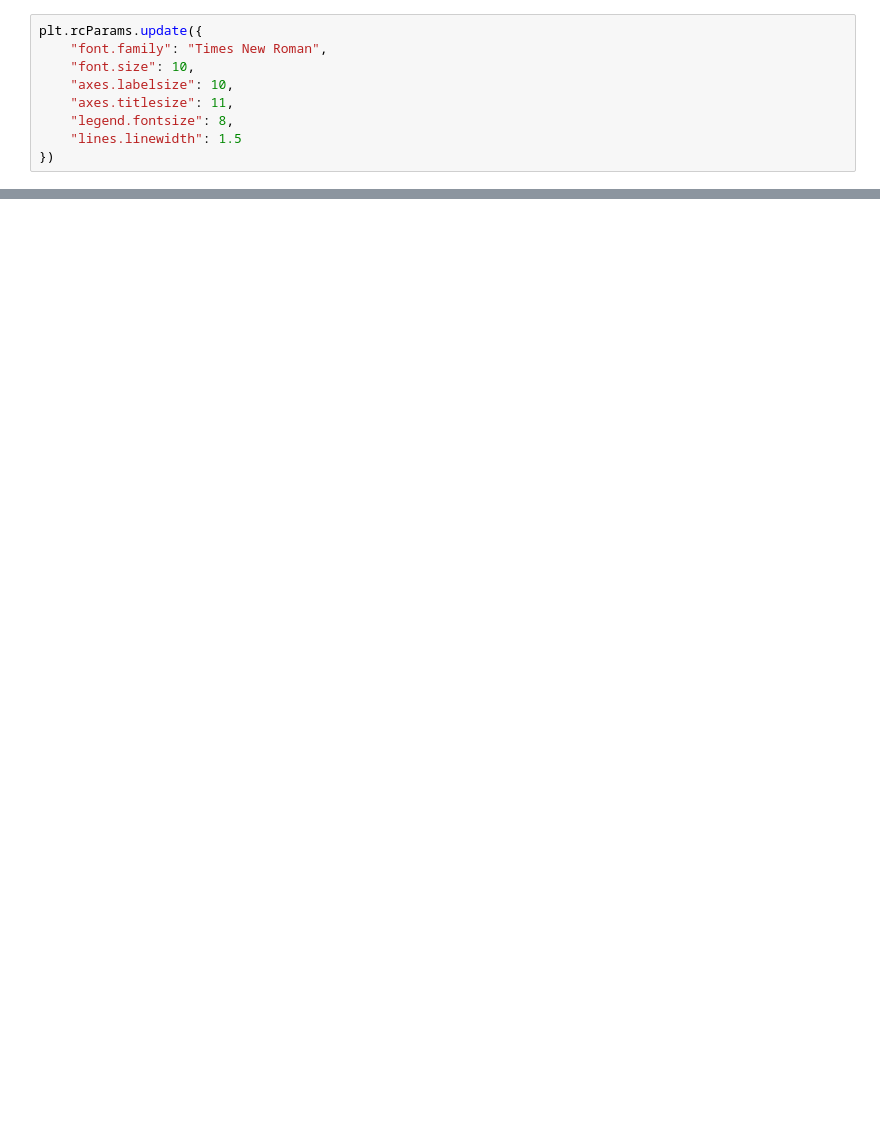
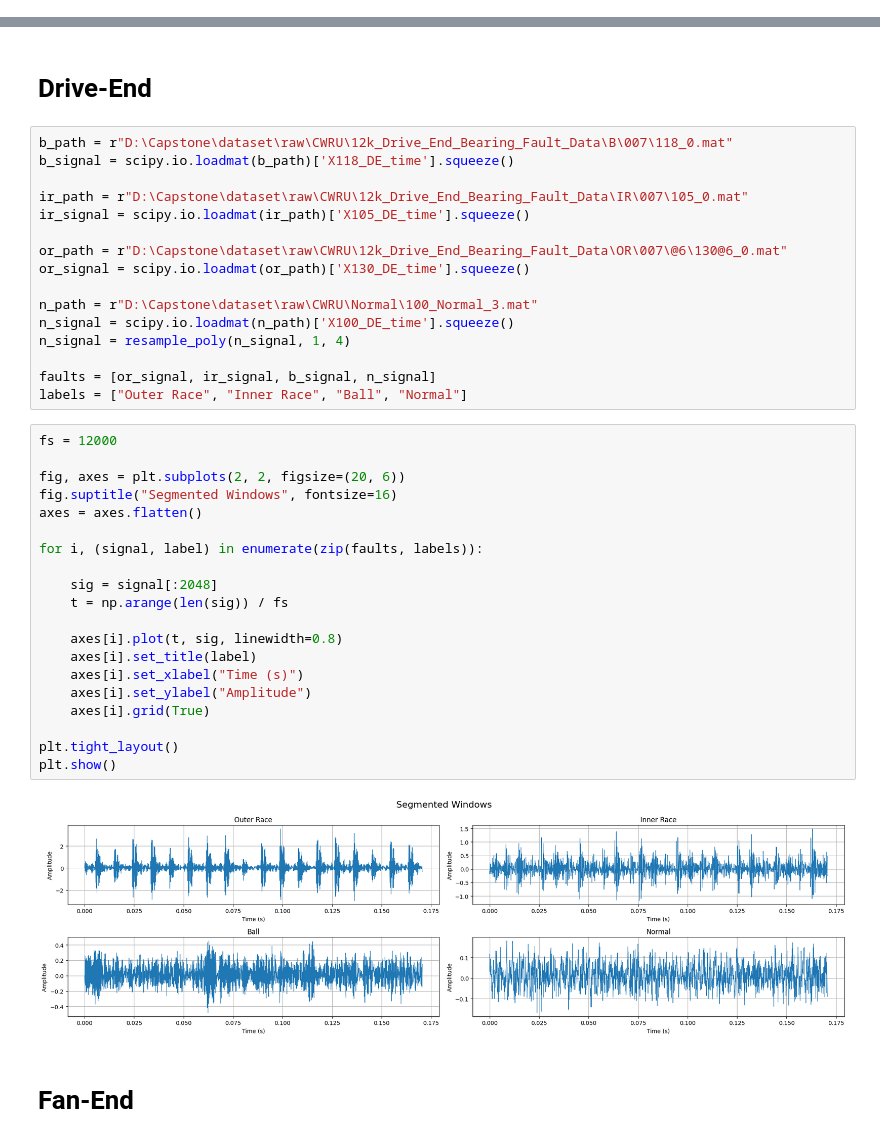
Before and after one commit to haideptrai1007/bearing-fault-diagnosis-wgan-gp, a Jupyter notebook: notebooks/Plot_Result.ipynb, the cells around one changed output, grey strips where cells are left out. Cells and saved outputs as stored; diff of their text form; blank space fills up the shorter version.

```diff
--- a/notebooks/Plot_Result.ipynb
+++ b/notebooks/Plot_Result.ipynb
@@ -7,9 +12,0 @@ import os
-# %%
-plt.rcParams.update({
-    "font.family": "Times New Roman",
-    "font.size": 10,
-    "axes.labelsize": 10,
-    "axes.titlesize": 11,
-    "legend.fontsize": 8,
-    "lines.linewidth": 1.5
-})
@@ -60,0 +13,42 @@ plot_metric(scalogram_data, 'val_acc', 'Validation Accuracy')
+# %% [markdown]
+# Drive-End
+# %%
+b_path = r"D:\Capstone\dataset\raw\CWRU\12k_Drive_End_Bearing_Fault_Data\B\007\118_0.mat"
+b_signal = scipy.io.loadmat(b_path)['X118_DE_time'].squeeze()
+
+ir_path = r"D:\Capstone\dataset\raw\CWRU\12k_Drive_End_Bearing_Fault_Data\IR\007\105_0.mat"
+ir_signal = scipy.io.loadmat(ir_path)['X105_DE_time'].squeeze()
+
+or_path = r"D:\Capstone\dataset\raw\CWRU\12k_Drive_End_Bearing_Fault_Data\OR\007\@6\130@6_0.mat"
+or_signal = scipy.io.loadmat(or_path)['X130_DE_time'].squeeze()
+
+n_path = r"D:\Capstone\dataset\raw\CWRU\Normal\100_Normal_3.mat"
+n_signal = scipy.io.loadmat(n_path)['X100_DE_time'].squeeze()
+n_signal = resample_poly(n_signal, 1, 4)
+
+faults = [or_signal, ir_signal, b_signal, n_signal]
+labels = ["Outer Race", "Inner Race", "Ball", "Normal"]
+# %%
+fs = 12000
+
+fig, axes = plt.subplots(2, 2, figsize=(20, 6))
+fig.suptitle("Segmented Windows", fontsize=16)
+axes = axes.flatten()
+
+for i, (signal, label) in enumerate(zip(faults, labels)):
+
+    sig = signal[:2048]
+    t = np.arange(len(sig)) / fs
+
+    axes[i].plot(t, sig, linewidth=0.8)
+    axes[i].set_title(label)
+    axes[i].set_xlabel("Time (s)")
+    axes[i].set_ylabel("Amplitude")
+    axes[i].grid(True)
+
+plt.tight_layout()
+plt.show()
+# %% [output]
+[figure, added]
+# %% [markdown]
+# Fan-End
```
Also changed, not shown: parts of 8 cells of this notebook, 43 other files.
